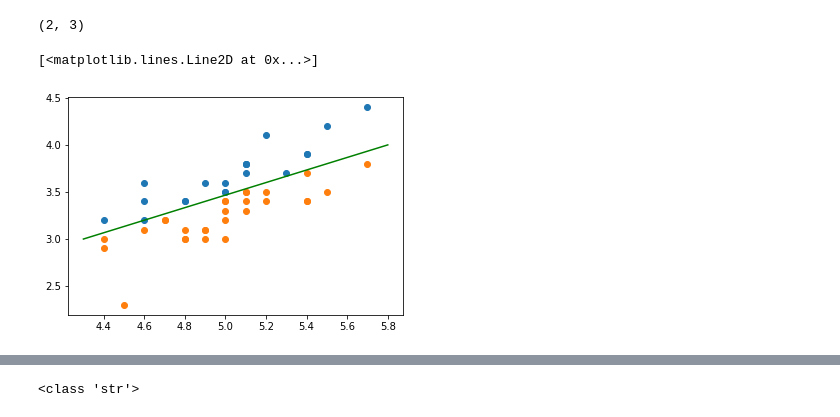
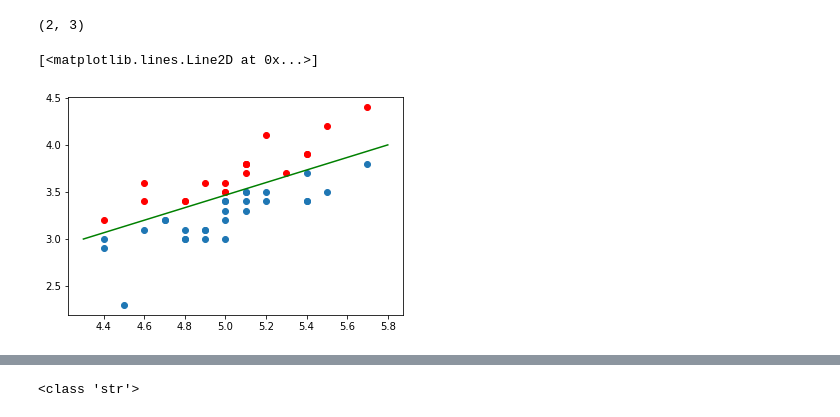
Before and after one commit to firizky29/convex-hull, a Jupyter notebook: src/build.ipynb, the cells around one changed output, grey strips where cells are left out. Saved outputs shown, nothing was run; the diff lists cells and outputs as text; code cells hidden in the pictures.

```diff
--- a/src/build.ipynb
+++ b/src/build.ipynb
@@ -9,10 +9,10 @@ data = datasets.load_iris()
 df = pd.DataFrame(data.data, columns=data.feature_names)
 df['Target'] = pd.DataFrame(data.target)
 # %%
-def minmax(points, key = lambda x: x[0]):
+def minmax(points, iter, key = lambda x: x[0]):
     mn = np.finfo(np.float64).max
     mx = np.finfo(np.float64).min
-    for i in range(len(points)):
+    for i in iter:
         if(mn > key(points[i])):
             mn = key(points[i])
             idmn = i
@@ -21,37 +21,37 @@ def minmax(points, key = lambda x: x[0]):
             idmx = i
     return idmn, idmx
 
-print(minmax([[1,2],[10,2],[-1,10],[11,11]]))
+print(minmax([[1,2],[10,2],[-1,10],[11,11]], [0, 1, 2, 3]))
 # %% [output]
 (2, 3)
 # %%
 def classifyRegion(point, p1, p2):
     x1, y1 = p1
     x2, y2 = p2
     xt, yt = point
     # buat persamaan garis ay = bx + c
     a = x2-x1
     b = y2-y1
     c = (x2-x1)*y1 - (y2-y1)*x1
     # 1 is above
     # 0 is in the line
     # -1 is below
+    if(np.abs(a*yt-b*xt-c)<1e-9):
+        return 0
     if(a*yt > b*xt + c):
         return 1
-    elif(np.abs(a*yt-b*xt-c)<1e-9):
-        return 0
     else:
         return -1
 
 points = df[df['Target'] == 0]
 points = points.iloc[:,[0,1]].values
-mn, mx = minmax(points)
-s1 = np.array([point for point in points if classifyRegion(point, points[mn], points[mx])==1])
-s2 = np.array([point for point in points if classifyRegion(point, points[mn], points[mx])==-1])
-plt.scatter(s1[:, 0], s1[:, 1])
-plt.scatter(s2[:, 0], s2[:, 1])
+mn, mx = minmax(points, [i for i in range(len(points))])
+s1 = np.array([i for i in range(len(points)) if classifyRegion(points[i], points[mn], points[mx])==1])
+s2 = np.array([i for i in range(len(points)) if classifyRegion(points[i], points[mn], points[mx])==-1])
+plt.scatter(points[s1, 0], points[s1, 1], color='r')
+plt.scatter(points[s2, 0], points[s2, 1])
 plt.plot(points[[mn, mx], 0], points[[mn, mx], 1], "g")
 # %% [output]
 [<matplotlib.lines.Line2D at 0x...>]
-[figure, old version]
+[figure, new version]
 # %%
```
Also changed, not shown: parts of 6 cells of this notebook.
